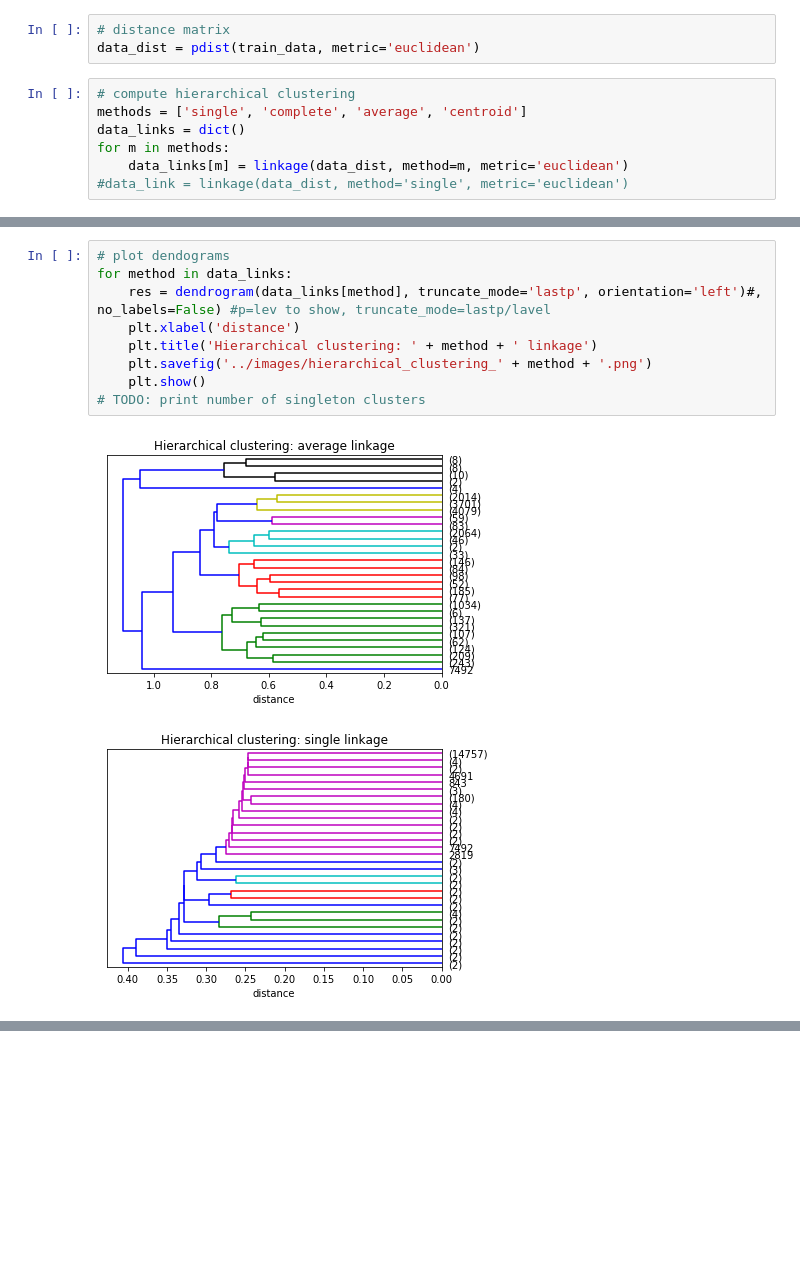
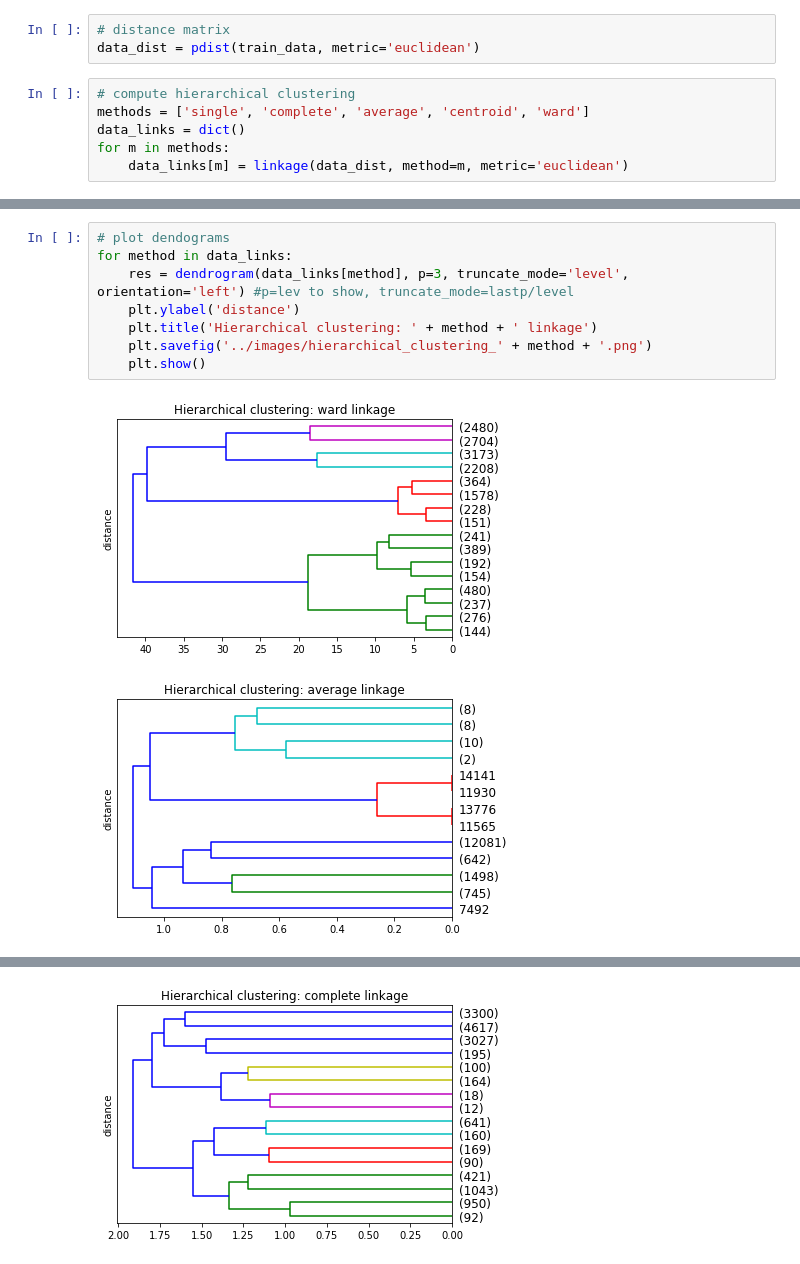
Before and after one commit to noobcode/Data-Mining, a Jupyter notebook: clustering/Hierarchical_clustering_analysis.ipynb, the cells around one changed output, grey strips where cells are left out. Cells and saved outputs as stored; diff of their text form; blank space fills up the shorter version.

```diff
--- a/clustering/Hierarchical_clustering_analysis.ipynb
+++ b/clustering/Hierarchical_clustering_analysis.ipynb
@@ -23,8 +23,7 @@ train_data = df_01_scaled[numerical_features].values
 data_dist = pdist(train_data, metric='euclidean')
 # %%
 # compute hierarchical clustering
-methods = ['single', 'complete', 'average', 'centroid']
+methods = ['single', 'complete', 'average', 'centroid', 'ward']
 data_links = dict()
 for m in methods:
     data_links[m] = linkage(data_dist, method=m, metric='euclidean')
-#data_link = linkage(data_dist, method='single', metric='euclidean')
@@ -31,12 +55,11 @@ for m in methods:
 # %%
 # plot dendograms
 for method in data_links:
-    res = dendrogram(data_links[method], truncate_mode='lastp', orientation='left')#, no_labels=False) #p=lev to show, truncate_mode=lastp/lavel
-    plt.xlabel('distance')
+    res = dendrogram(data_links[method], p=3, truncate_mode='level', orientation='left') #p=lev to show, truncate_mode=lastp/level
+    plt.ylabel('distance')
     plt.title('Hierarchical clustering: ' + method + ' linkage')
     plt.savefig('../images/hierarchical_clustering_' + method + '.png')
     plt.show()
-# TODO: print number of singleton clusters
 # %% [output]
-[figure, old version]
+[figure, new version]
-[figure, old version]
+[figure, new version]
@@ -44,0 +68 @@ for method in data_links:
+[figure, added]
```
Also changed, not shown: parts of 13 cells of this notebook, 5 other files.
